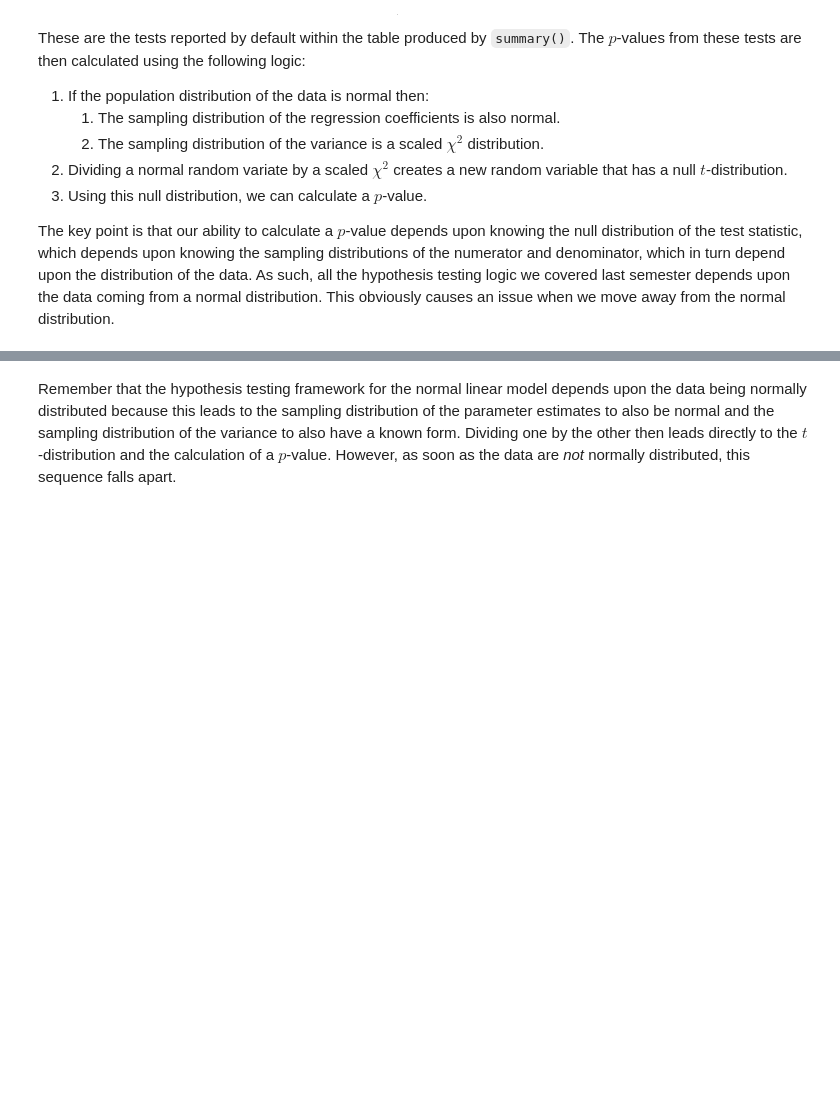
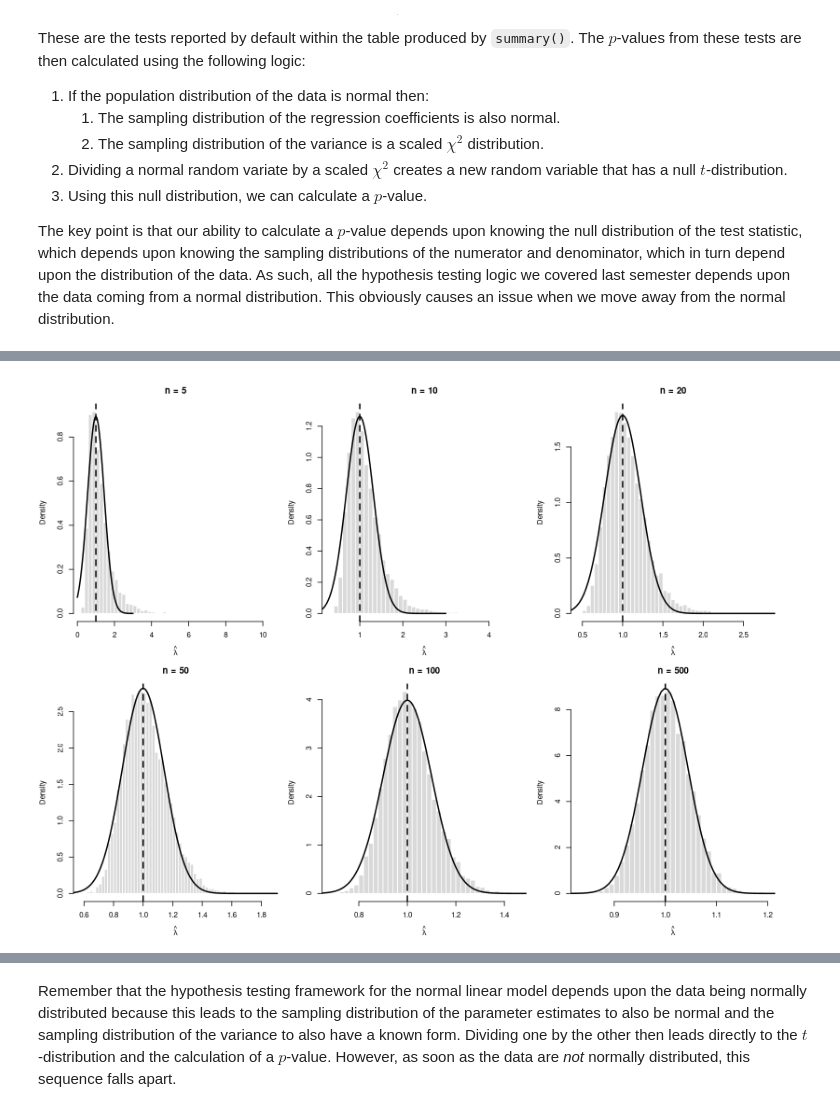
Before and after one commit to PCHN63112-Generalised-Linear-Mixed/extending-linear-models, a Jupyter notebook: 3.hypothesis-tests.ipynb, the cells around one changed output, grey strips where cells are left out. Drawn from its saved outputs; the diff is of its cells as text; code cells hidden in the pictures; blank space fills up the shorter version.

```diff
--- a/3.hypothesis-tests.ipynb
+++ b/3.hypothesis-tests.ipynb
@@ -43,0 +46,62 @@ Taking all this together, the biggest lesson is that the $p$-value from Wald tes
+# %%
+set.seed(123)
+
+# True parameter
+lambda <- 1
+
+# Sample sizes
+sample_sizes <- c(5, 10, 20, 50, 100, 500)
+
+# Number of simulated datasets
+n_sim <- 10000
+
+# Set up plotting grid
+par(mfrow = c(2, 3),
+    mar = c(4, 4, 3, 1))
+
+for (n in sample_sizes) {
+
+  # Simulate MLEs
+  lambda_hat <- replicate(
+    n_sim,
+    {
+      y <- rexp(n, rate = lambda)
+      1 / mean(y)
+    }
+  )
+
+  # Histogram
+  hist(
+    lambda_hat,
+    probability = TRUE,
+    breaks = 50,
+    xlim = c(0, 3),
+    main = paste("n =", n),
+    xlab = expression(hat(lambda)),
+    ylab = "Density",
+    col = "grey85",
+    border = "white"
+  )
+
+  # Asymptotic normal distribution
+  x <- seq(0, 3, length.out = 500)
+
+  lines(
+    x,
+    dnorm(
+      x,
+      mean = lambda,
+      sd = lambda / sqrt(n)
+    ),
+    lwd = 2
+  )
+
+  # True parameter value
+  abline(
+    v = lambda,
+    lty = 2,
+    lwd = 2
+  )
+}
+# %% [output]
+[figure, added]
```
Also changed, not shown: parts of 7 cells of this notebook.
